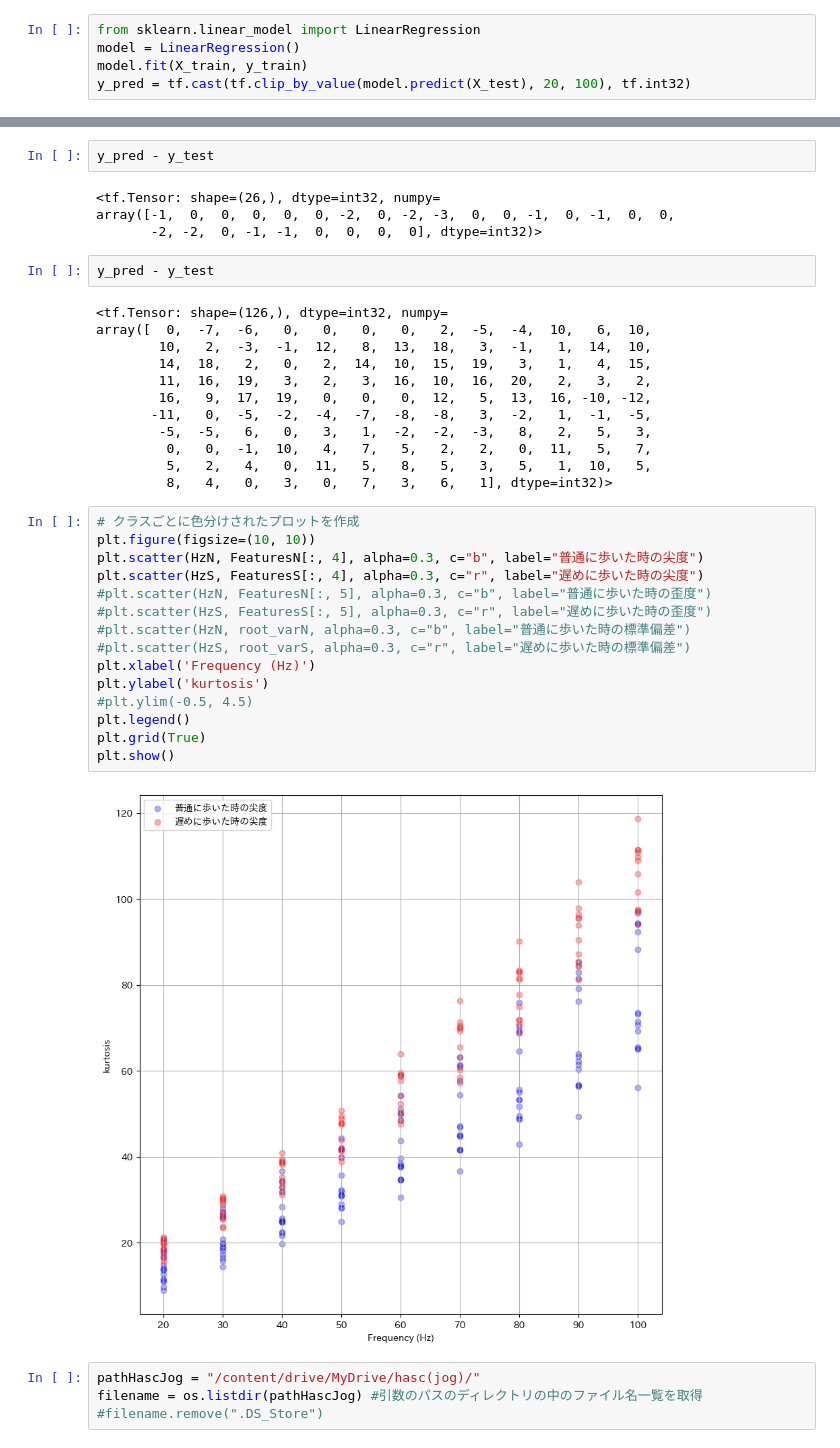
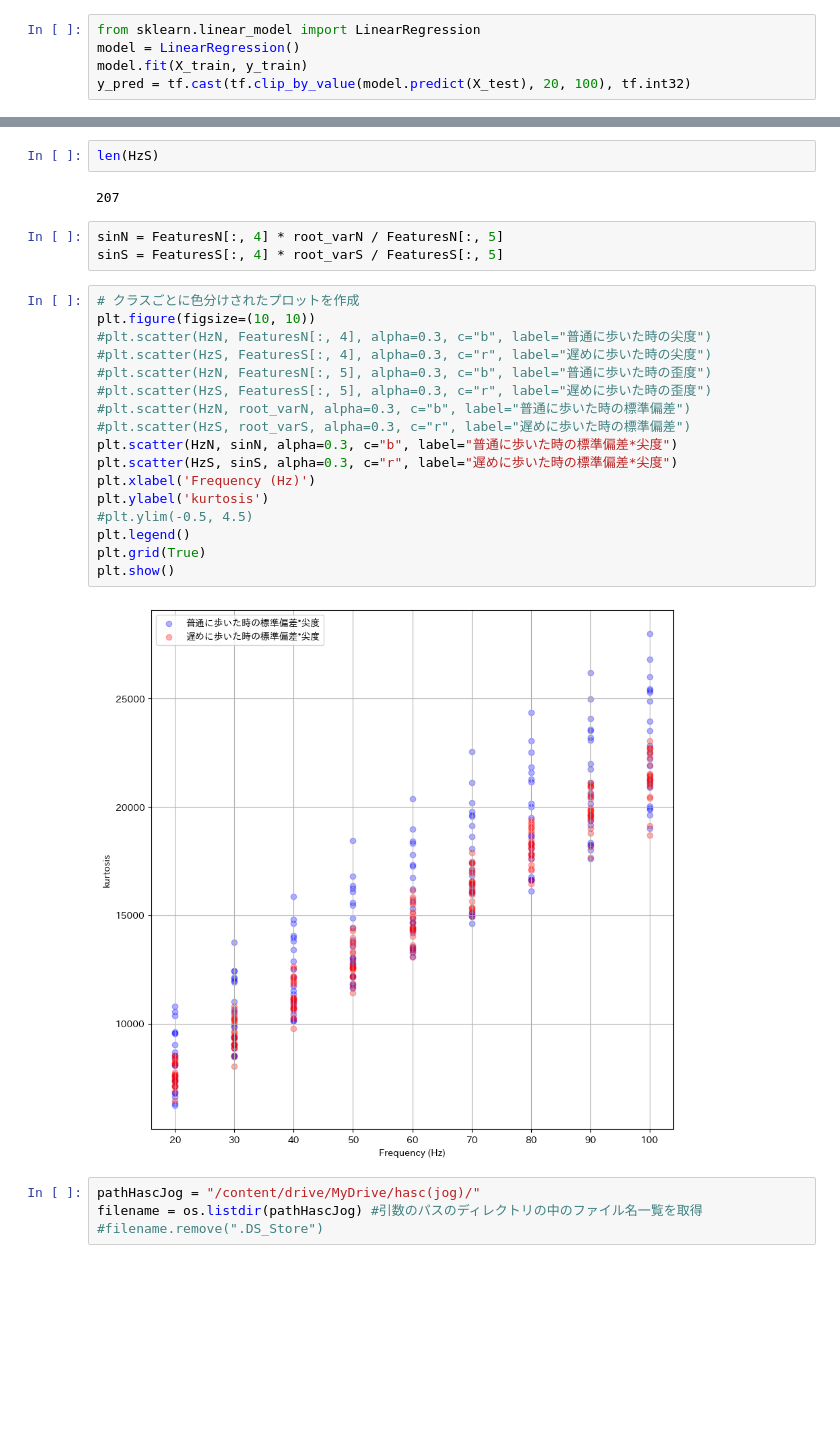
Before and after one commit to hinapyon/Sampling-Frequency-Estimating-of-Human-Activity-Acceleration-Data-using-Transformer-based-Regression, a Jupyter notebook: main.ipynb, the cells around one changed output, grey strips where cells are left out. Saved outputs shown, nothing was run; the diff lists cells and outputs as text; blank space fills up the shorter version.

```diff
--- a/main.ipynb
+++ b/main.ipynb
@@ -458,40 +458,29 @@ mean_absolute_error(y_pred, y_test)
-# %%
-y_pred - y_test
-# %% [output]
-<tf.Tensor: shape=(26,), dtype=int32, numpy=
-array([-1,  0,  0,  0,  0,  0, -2,  0, -2, -3,  0,  0, -1,  0, -1,  0,  0,
-       -2, -2,  0, -1, -1,  0,  0,  0,  0], dtype=int32)>
-# %%
-y_pred - y_test
-# %% [output]
-<tf.Tensor: shape=(126,), dtype=int32, numpy=
-array([  0,  -7,  -6,   0,   0,   0,   0,   2,  -5,  -4,  10,   6,  10,
-        10,   2,  -3,  -1,  12,   8,  13,  18,   3,  -1,   1,  14,  10,
-        14,  18,   2,   0,   2,  14,  10,  15,  19,   3,   1,   4,  15,
-        11,  16,  19,   3,   2,   3,  16,  10,  16,  20,   2,   3,   2,
-        16,   9,  17,  19,   0,   0,   0,  12,   5,  13,  16, -10, -12,
-       -11,   0,  -5,  -2,  -4,  -7,  -8,  -8,   3,  -2,   1,  -1,  -5,
-        -5,  -5,   6,   0,   3,   1,  -2,  -2,  -3,   8,   2,   5,   3,
-         0,   0,  -1,  10,   4,   7,   5,   2,   2,   0,  11,   5,   7,
-         5,   2,   4,   0,  11,   5,   8,   5,   3,   5,   1,  10,   5,
-         8,   4,   0,   3,   0,   7,   3,   6,   1], dtype=int32)>
+# %%
+len(HzS)
+# %% [output]
+207
+# %%
+sinN = FeaturesN[:, 4] * root_varN / FeaturesN[:, 5]
+sinS = FeaturesS[:, 4] * root_varS / FeaturesS[:, 5]
 # %%
 # クラスごとに色分けされたプロットを作成
 plt.figure(figsize=(10, 10))
-plt.scatter(HzN, FeaturesN[:, 4], alpha=0.3, c="b", label="普通に歩いた時の尖度")
-plt.scatter(HzS, FeaturesS[:, 4], alpha=0.3, c="r", label="遅めに歩いた時の尖度")
+#plt.scatter(HzN, FeaturesN[:, 4], alpha=0.3, c="b", label="普通に歩いた時の尖度")
+#plt.scatter(HzS, FeaturesS[:, 4], alpha=0.3, c="r", label="遅めに歩いた時の尖度")
 #plt.scatter(HzN, FeaturesN[:, 5], alpha=0.3, c="b", label="普通に歩いた時の歪度")
 #plt.scatter(HzS, FeaturesS[:, 5], alpha=0.3, c="r", label="遅めに歩いた時の歪度")
 #plt.scatter(HzN, root_varN, alpha=0.3, c="b", label="普通に歩いた時の標準偏差")
 #plt.scatter(HzS, root_varS, alpha=0.3, c="r", label="遅めに歩いた時の標準偏差")
+plt.scatter(HzN, sinN, alpha=0.3, c="b", label="普通に歩いた時の標準偏差*尖度")
+plt.scatter(HzS, sinS, alpha=0.3, c="r", label="遅めに歩いた時の標準偏差*尖度")
 plt.xlabel('Frequency (Hz)')
 plt.ylabel('kurtosis')
 #plt.ylim(-0.5, 4.5)
 plt.legend()
 plt.grid(True)
 plt.show()
 # %% [output]
-[figure, old version]
+[figure, new version]
 # %%
 pathHascJog = "/content/drive/MyDrive/hasc(jog)/"
 filename = os.listdir(pathHascJog) #引数のパスのディレクトリの中のファイル名一覧を取得
```
Also changed, not shown: parts of 1 cell of this notebook.
